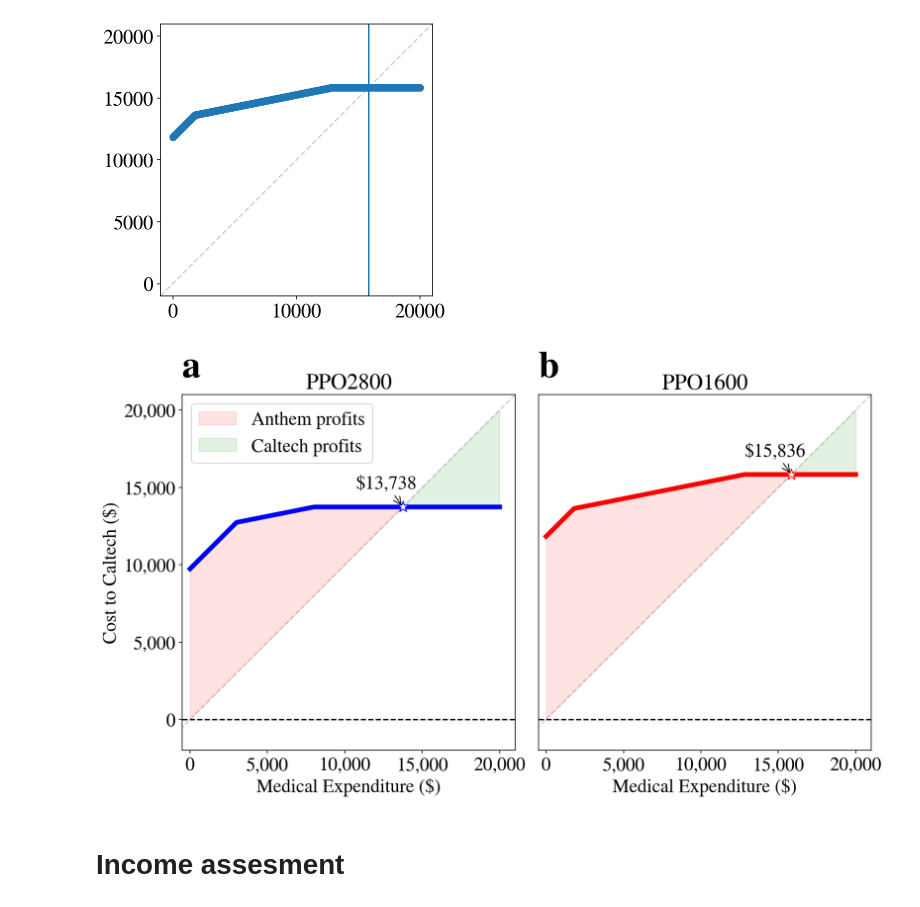
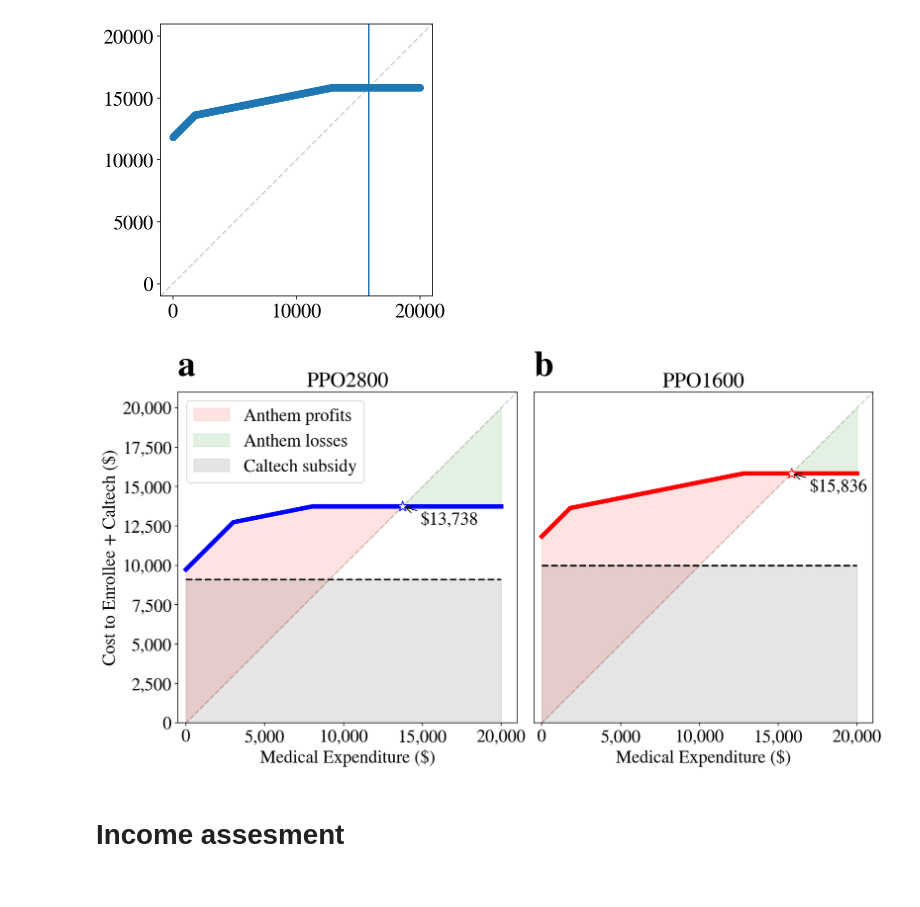
Before and after one commit to sbooeshaghi/health-insurance, a Jupyter notebook: healthcare_costs.ipynb, the cells around one changed output. Cells and saved outputs as stored; diff of their text form; code cells hidden in the pictures.

Commit message:
breakeven analysis

```diff
--- a/healthcare_costs.ipynb
+++ b/healthcare_costs.ipynb
@@ -358,7 +357,7 @@ fig.show()
 [figure]
 # %%
 fig, axs = plt.subplots(figsize=(14,7), ncols=2)
-fig.subplots_adjust(hspace=0, wspace=-0.05)
+fig.subplots_adjust(hspace=0, wspace=0.05)
 x = np.arange(0, 20_000)
 
 ax = axs[0]
@@ -376,15 +375,17 @@ ax.plot(x, y1, color=color, linewidth=5)
 breakevenidx = np.where(x > y1)[0][0]
 breakeven = x1[breakevenidx]
 ax.scatter(breakeven, breakeven, marker="*", edgecolor=color, s=150, zorder=10, color="white")
+ax.plot(x, len(x)*[data["calsub"]], color="k", linewidth=2, linestyle="--")
 ax.annotate(f"${breakeven:,.0f}",
             xy=(breakeven, breakeven), xycoords='data',
-            xytext=(-50, 20), textcoords='offset points',
+            xytext=(20, -20), textcoords='offset points',
             arrowprops=dict(arrowstyle="->", color='black')
             )
 # # Difference
 
 ax.fill_between(x[:breakevenidx], y1[:breakevenidx],x[:breakevenidx], color="red", label="Anthem profits", alpha=0.11) # Diff in price
-ax.fill_between(x[breakevenidx:], y1[breakevenidx:],x[breakevenidx:], color="green", label="Caltech profits", alpha=0.11) # Diff in price
+ax.fill_between(x[breakevenidx:], y1[breakevenidx:],x[breakevenidx:], color="green", label="Anthem losses", alpha=0.11) # Diff in price
+ax.fill_between(x, len(x)*[0], len(x)*[data["calsub"]], color="black", alpha=0.1, label="Caltech subsidy")
 
 ax.axhline(y=0, color="black", linestyle="--")
 yex(ax)
@@ -396,9 +397,9 @@ ax.yaxis.set_major_formatter(mpl.ticker.StrMethodFormatter('{x:,.0f}'))
 
 ax.set(**{
     "xlabel": "Medical Expenditure ($)",
-    "ylabel": "Cost to Caltech ($)",
+    "ylabel": "Cost to Enrollee + Caltech ($)",
     "title": label,
-    "ylim": -2000,
+    "ylim": 0,
     "xlim": -500
 })
 
@@ -425,44 +426,45 @@ ax.plot(x, y1, label=label, color=color, linewidth=5)
 breakevenidx = np.where(x > y1)[0][0]
 breakeven = x1[breakevenidx]
 ax.scatter(breakeven, breakeven, marker="*", edgecolor=color, s=150, zorder=10, color="white")
-
+ax.plot(x, len(x)*[data["calsub"]], color="k", linewidth=2, linestyle="--")
 ax.annotate(f"${breakeven:,.0f}",
             xy=(breakeven, breakeven), xycoords='data',
-            xytext=(-50, 20), textcoords='offset points',
+            xytext=(20, -20), textcoords='offset points',
             arrowprops=dict(arrowstyle="->", color='black')
             )
 
 # # Difference
 
 ax.fill_between(x[:breakevenidx], y1[:breakevenidx],x[:breakevenidx], color="red", label="Anthem profits", alpha=0.11) # Diff in price
-ax.fill_between(x[breakevenidx:], y1[breakevenidx:],x[breakevenidx:], color="green", label="Caltech profits", alpha=0.11) # Diff in price
+ax.fill_between(x[breakevenidx:], y1[breakevenidx:],x[breakevenidx:], color="green", label="Anthem losses", alpha=0.11) # Diff in price
+ax.fill_between(x, len(x)*[0], len(x)*[data["calsub"]], color="black", alpha=0.1, label="Caltech subsidy")
 
 ax.axhline(y=0, color="black", linestyle="--")
 yex(ax)
 ax.xaxis.set_major_formatter(mpl.ticker.StrMethodFormatter('{x:,.0f}'))
 ax.yaxis.set_major_formatter(mpl.ticker.StrMethodFormatter('{x:,.0f}'))
 
 
 # plot settings
 
 ax.set(**{
     "xlabel": "Medical Expenditure ($)",
     # "ylabel": "Cost to Caltech ($)",
     "title": label,
     "yticklabels": [],
     "yticks": [],
     # "title": "No premium",
-    "ylim": -2000,
+    "ylim": 0,
     "xlim": -500
 })
 
 ax.text(0, 1.05, string.ascii_lowercase[1], transform=ax.transAxes,
         size=40, weight='bold')
 
 fig.savefig("breakeven.png", dpi=300, bbox_inches="tight")
 fig.show()
 # %% [output]
-[figure, old version]
+[figure, new version]
 # %% [markdown]
 # Income assesment
 # %%
```
Also changed, not shown: parts of 2 cells of this notebook.
